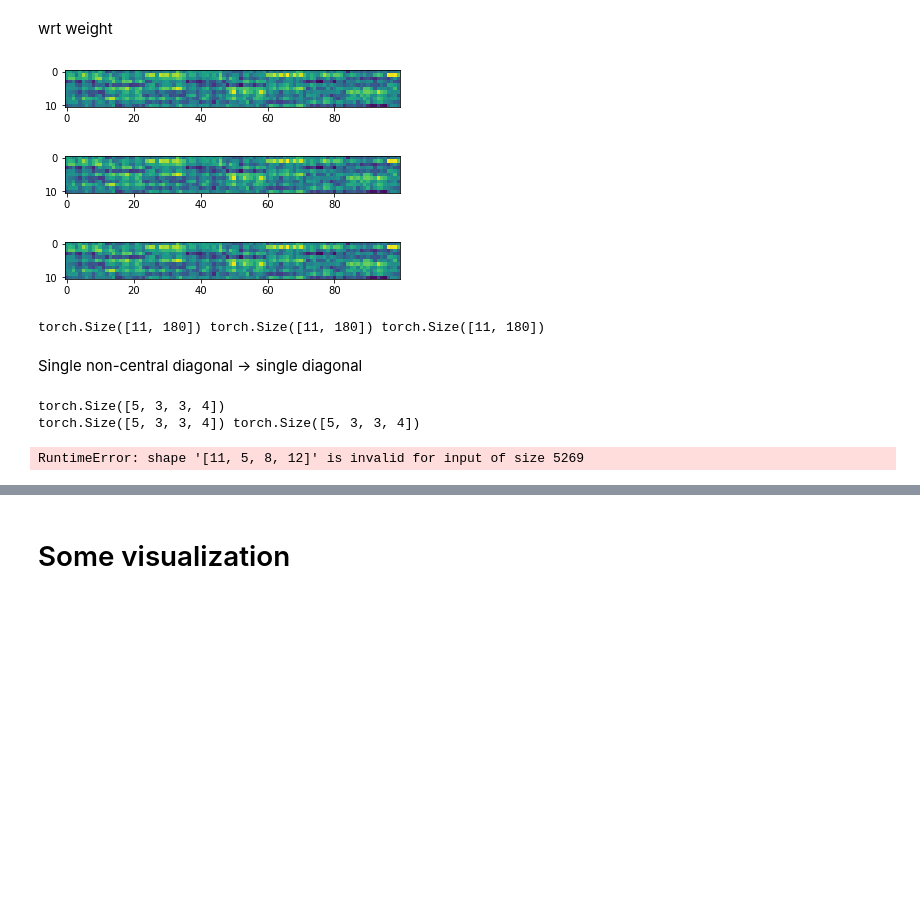
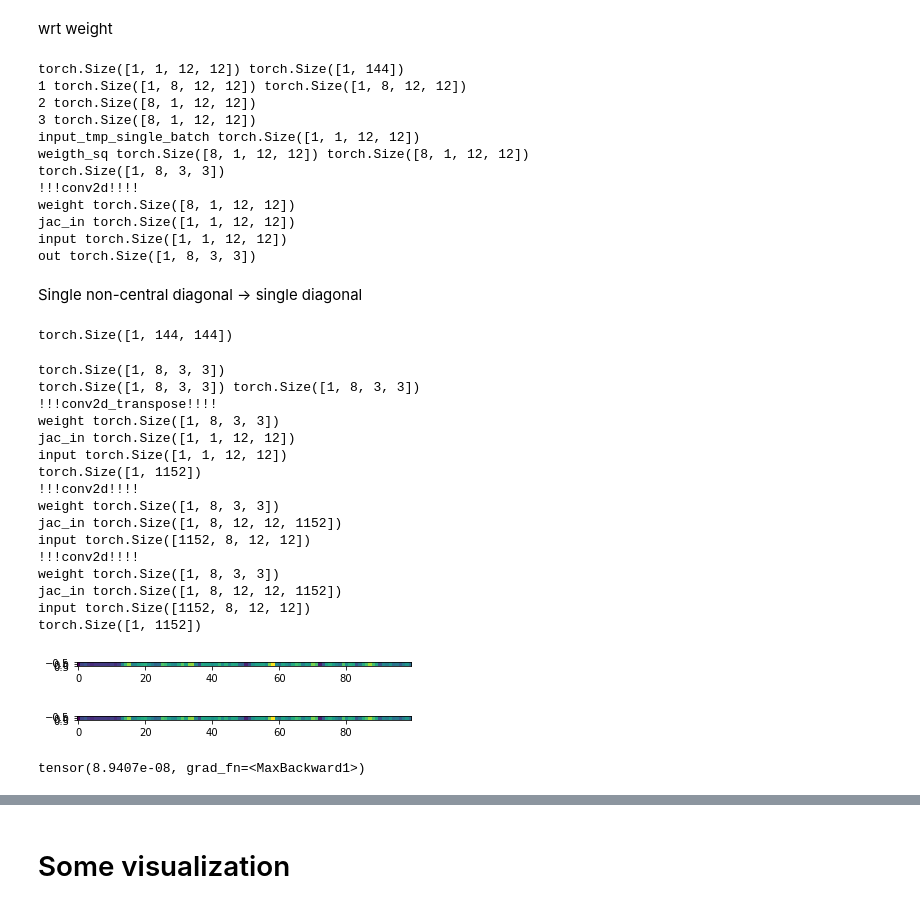
Before and after one commit to FrederikWarburg/LaplaceAE, a Jupyter notebook: notebooks/jacobian_convolution_clear.ipynb, the cells around one changed output, grey strips where cells are left out. Saved outputs shown, nothing was run; the diff lists cells and outputs as text; code cells hidden in the pictures; blank space fills up the shorter version.

```diff
--- a/notebooks/jacobian_convolution_clear.ipynb
+++ b/notebooks/jacobian_convolution_clear.ipynb
@@ -693,10 +775,12 @@ def conv_jacobian_wrt_weight_DIAGsandwich(diag_tmp):
                                                 stride=stride, dilation=dilation, bias=None) # output_padding=0
 
     input_tmp = diag_tmp.reshape(batch_size,OUT_c,OUT_h,OUT_w)
+
     # transpose the images in (output height)x(output width)
     input_tmp = torch.flip(input_tmp, [-3,-2,-1])
     # switch batch size and output channel
     input_tmp = input_tmp.movedim(0,1)
+    print(input_tmp.shape, diag_tmp.shape)
     # define the shapes required by torch.conv2d
     #  - from cube [(batch size)x(output height)x(output width)]
     #  - to cube   [(input channels)x(kernel height)x(kernel width)]
@@ -707,14 +791,23 @@ def conv_jacobian_wrt_weight_DIAGsandwich(diag_tmp):
     for b in range(batch_size):
         # set the weight to the convolution
         input_single_batch = inputs[b,:,:,:].unsqueeze(0)
+        print("1", input_single_batch.shape, inputs.shape)
+
         reversed_input_single_batch = torch.flip(input_single_batch, [-3,-2,-1]).movedim(0,1)
+        print("2", reversed_input_single_batch.shape)
         assert conv_dw_transposed_single_batch.weight.shape == reversed_input_single_batch.shape
         weigth_sq = reversed_input_single_batch**2
+        print("3", weigth_sq.shape)
         conv_dw_transposed_single_batch.weight = torch.nn.Parameter(weigth_sq)
 
         input_tmp_single_batch = input_tmp[:,b,:,:].unsqueeze(1)
+        print("input_tmp_single_batch", input_tmp_single_batch.shape)
+        print("weigth_sq", weigth_sq.shape, conv_dw_transposed_single_batch.weight.shape)
+
         # convolve each column
+        print(output_for_shape.shape)
         output_tmp_single_batch = conv_dw_transposed_single_batch._jacobian_mult(input_for_shape, output_for_shape, input_tmp_single_batch)
+        print("out", output_tmp_single_batch.shape)
         output_tmp_single_batch = torch.flip(output_tmp_single_batch, [-4,-3])
         # reshape as a (num of weights)x(num of column) matrix
         output_tmp_single_batch = output_tmp_single_batch.reshape(OUT_c*IN_c*kernel_h*kernel_w)
@@ -723,36 +816,48 @@ def conv_jacobian_wrt_weight_DIAGsandwich(diag_tmp):
 
 # SLOW METHOD
 # upscale tmp diagonal to full matrix
-tmp_simple = torch.diag_embed(diag_tmp)
+#tmp_simple = torch.diag_embed(diag_tmp)
 # compute J^T * tmp * J
-slow_Jt_tmp_J = torch.einsum('Bji,Bjk,Bkq->Biq', conv_jacobian_wrt_weight(), tmp_simple, conv_jacobian_wrt_weight())
+#slow_Jt_tmp_J = torch.einsum('Bji,Bjk,Bkq->Biq', conv_jacobian_wrt_weight(), tmp_simple, conv_jacobian_wrt_weight())
 # take only the diagonal (and discard all other elements)
-slow_diag_Jt_tmp_J = torch.diagonal(slow_Jt_tmp_J, dim1=1, dim2=2)
+#slow_diag_Jt_tmp_J = torch.diagonal(slow_Jt_tmp_J, dim1=1, dim2=2)
 
 # LESS SLOW METHOD
 # # compute J^T * tmp * J
-lessslow_Jt_tmp_J = conv_jacobian_wrt_weight_FULLsandwich(tmp_simple)
+#lessslow_Jt_tmp_J = conv_jacobian_wrt_weight_FULLsandwich(tmp_simple)
 # take only the diagonal (and discard all other elements)
-lessslow_diag_Jt_tmp_J = torch.diagonal(lessslow_Jt_tmp_J, dim1=1, dim2=2)
+#lessslow_diag_Jt_tmp_J = torch.diagonal(lessslow_Jt_tmp_J, dim1=1, dim2=2)
 
 # FAST METHOD
 fast_diag_Jt_tmp_J  = conv_jacobian_wrt_weight_DIAGsandwich(diag_tmp)
 
 ##################################################################################
-print(slow_diag_Jt_tmp_J.shape, lessslow_diag_Jt_tmp_J.shape, fast_diag_Jt_tmp_J.shape)
-assert torch.max(torch.abs(slow_diag_Jt_tmp_J - lessslow_diag_Jt_tmp_J)) < 1e-5
-assert torch.max(torch.abs(slow_diag_Jt_tmp_J - fast_diag_Jt_tmp_J)) < 1e-5
+#print(slow_diag_Jt_tmp_J.shape, lessslow_diag_Jt_tmp_J.shape, fast_diag_Jt_tmp_J.shape)
+#assert torch.max(torch.abs(slow_diag_Jt_tmp_J - lessslow_diag_Jt_tmp_J)) < 1e-5
+#assert torch.max(torch.abs(slow_diag_Jt_tmp_J - fast_diag_Jt_tmp_J)) < 1e-5
 # %% [output]
-[figure, removed]
-[figure, removed]
-[figure, removed]
-torch.Size([11, 180]) torch.Size([11, 180]) torch.Size([11, 180])
+torch.Size([1, 1, 12, 12]) torch.Size([1, 144])
+1 torch.Size([1, 8, 12, 12]) torch.Size([1, 8, 12, 12])
+2 torch.Size([8, 1, 12, 12])
+3 torch.Size([8, 1, 12, 12])
+input_tmp_single_batch torch.Size([1, 1, 12, 12])
+weigth_sq torch.Size([8, 1, 12, 12]) torch.Size([8, 1, 12, 12])
+torch.Size([1, 8, 3, 3])
+!!!conv2d!!!!
+weight torch.Size([8, 1, 12, 12])
+jac_in torch.Size([1, 1, 12, 12])
+input torch.Size([1, 1, 12, 12])
+out torch.Size([1, 8, 3, 3])
 # %% [markdown]
 Single non-central diagonal -> single diagonal
+# %%
+tmp.shape
+# %% [output]
+torch.Size([1, 144, 144])
 # %%
 offset = 1
 
-diag_tmp = torch.diagonal(tmp, offset=offset, dim1=1, dim2=2)
+diag_tmp = torch.diagonal(tmp, dim1=1, dim2=2)
 
 # FAST METHOD
 print(conv.weight.shape)
@@ -764,34 +869,50 @@ conv_sq = nnj.ConvTranspose2d(OUT_c,
                               padding=(padding_h,padding_w),
                               stride=stride,dilation=dilation, output_padding=0, bias=None)
 print(conv_sq.weight.shape , weigth_sq.shape)
 assert conv_sq.weight.shape == weigth_sq.shape
 conv_sq.weight = torch.nn.Parameter(weigth_sq)
 
 
 input_tmp = diag_tmp.reshape(batch_size,OUT_c,OUT_h,OUT_w)
 output_tmp = conv_sq._jacobian_mult(torch.zeros(batch_size, OUT_c,OUT_h,OUT_w),
                                     torch.zeros(batch_size, IN_c, IN_h, IN_w),
                                     input_tmp)
 diag_Jt_tmp_J = output_tmp.reshape(batch_size, IN_size)
 print(diag_Jt_tmp_J.shape)
 
 
 # SLOW METHOD
-tmp_simple = torch.diag_embed(diag_tmp, offset=offset)
+tmp_simple = torch.diag_embed(diag_tmp)
 slow_Jt_tmp_J = torch.einsum('Bji,Bjk,Bkq->Biq', conv_jacobian_wrt_input(), tmp_simple, conv_jacobian_wrt_input())
 diag_slow_Jt_tmp_J = torch.diagonal(slow_Jt_tmp_J, dim1=1, dim2=2)
 print(diag_slow_Jt_tmp_J.shape)
 
 
 # compare
 plt.imshow(diag_slow_Jt_tmp_J[:,:100].detach().numpy())
 plt.show()
 plt.imshow(diag_Jt_tmp_J[:,:100].detach().numpy())
 plt.show()
 
 print(torch.max(torch.abs(diag_slow_Jt_tmp_J - diag_Jt_tmp_J)))
 assert torch.max(torch.abs(diag_slow_Jt_tmp_J - diag_Jt_tmp_J)) < 1e-5
 # %% [output]
-torch.Size([5, 3, 3, 4])
-torch.Size([5, 3, 3, 4]) torch.Size([5, 3, 3, 4])
+torch.Size([1, 8, 3, 3])
+torch.Size([1, 8, 3, 3]) torch.Size([1, 8, 3, 3])
+!!!conv2d_transpose!!!!
+weight torch.Size([1, 8, 3, 3])
+jac_in torch.Size([1, 1, 12, 12])
+input torch.Size([1, 1, 12, 12])
+torch.Size([1, 1152])
+!!!conv2d!!!!
+weight torch.Size([1, 8, 3, 3])
+jac_in torch.Size([1, 8, 12, 12, 1152])
+input torch.Size([1152, 8, 12, 12])
+!!!conv2d!!!!
+weight torch.Size([1, 8, 3, 3])
+jac_in torch.Size([1, 8, 12, 12, 1152])
+input torch.Size([1152, 8, 12, 12])
+torch.Size([1, 1152])
+[figure, added]
+[figure, added]
-RuntimeError: shape '[11, 5, 8, 12]' is invalid for input of size 5269
+tensor(8.9407e-08, grad_fn=<MaxBackward1>)
```
Also changed, not shown: parts of 10 cells of this notebook, 4 other files.
